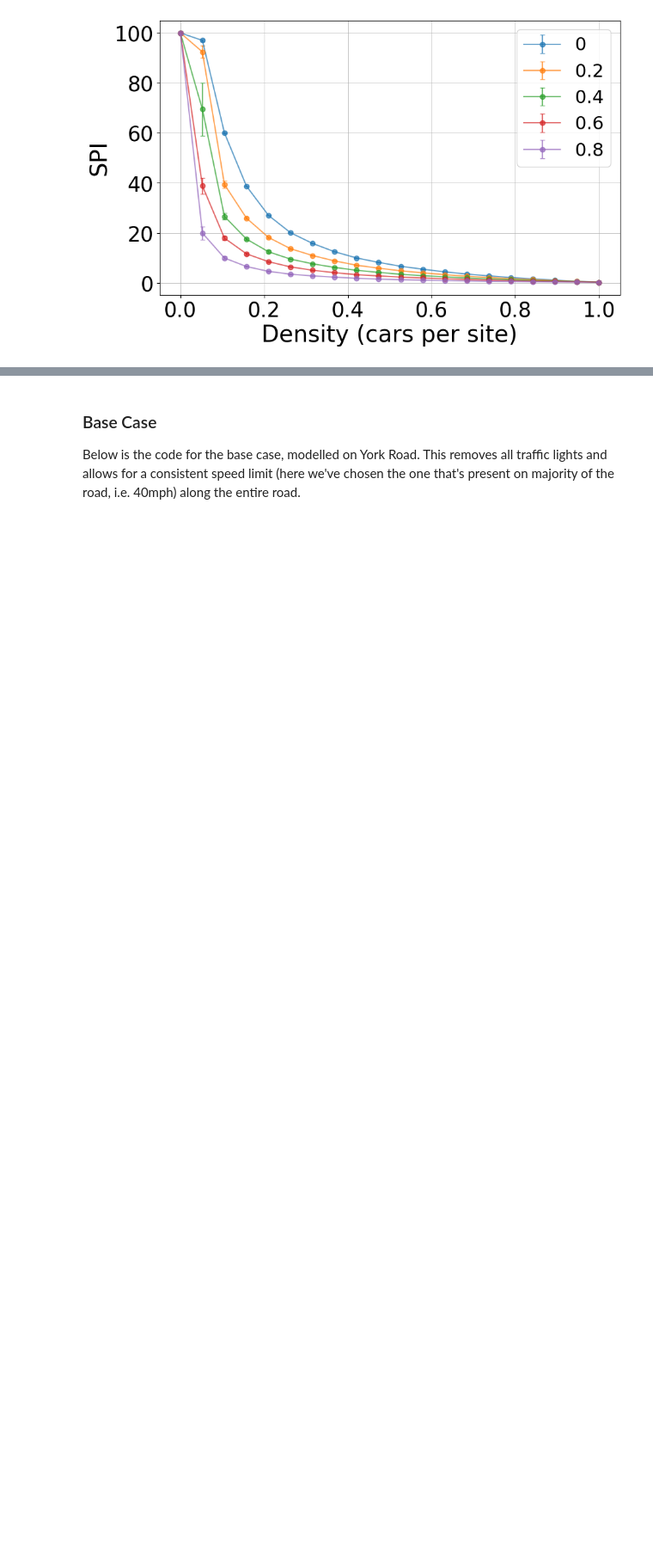
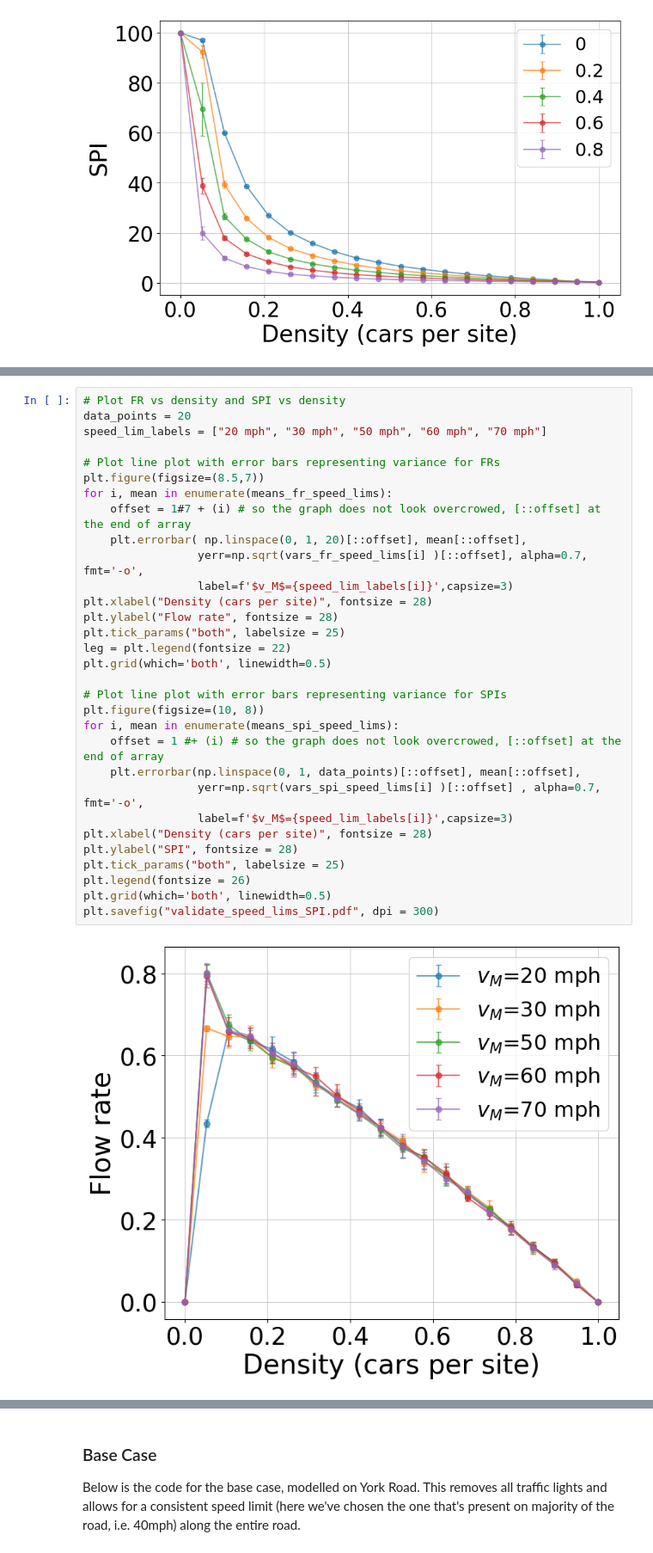
Before and after one commit to turtlesoul25/Traffic_SpeedControls_IM_Project2, a Jupyter notebook: Final_code/Traffic_Controls_IM_Project2.ipynb, the cells around one changed output, grey strips where cells are left out. Shown at 86% size. Drawn from its saved outputs; the diff is of its cells as text; blank space fills up the shorter version.

```diff
--- a/Final_code/Traffic_Controls_IM_Project2.ipynb
+++ b/Final_code/Traffic_Controls_IM_Project2.ipynb
@@ -419,0 +443,33 @@ plt.grid(which='both', linewidth=0.5)
+# %%
+# Plot FR vs density and SPI vs density
+data_points = 20
+speed_lim_labels = ["20 mph", "30 mph", "50 mph", "60 mph", "70 mph"]
+
+# Plot line plot with error bars representing variance for FRs
+plt.figure(figsize=(8.5,7))
+for i, mean in enumerate(means_fr_speed_lims):
+    offset = 1#7 + (i) # so the graph does not look overcrowed, [::offset] at the end of array
+    plt.errorbar( np.linspace(0, 1, 20)[::offset], mean[::offset],
+                 yerr=np.sqrt(vars_fr_speed_lims[i] )[::offset], alpha=0.7, fmt='-o',
+                 label=f'$v_M$={speed_lim_labels[i]}',capsize=3)
+plt.xlabel("Density (cars per site)", fontsize = 28)
+plt.ylabel("Flow rate", fontsize = 28)
+plt.tick_params("both", labelsize = 25)
+leg = plt.legend(fontsize = 22)
+plt.grid(which='both', linewidth=0.5)
+
+# Plot line plot with error bars representing variance for SPIs
+plt.figure(figsize=(10, 8))
+for i, mean in enumerate(means_spi_speed_lims):
+    offset = 1 #+ (i) # so the graph does not look overcrowed, [::offset] at the end of array
+    plt.errorbar(np.linspace(0, 1, data_points)[::offset], mean[::offset],
+                 yerr=np.sqrt(vars_spi_speed_lims[i] )[::offset] , alpha=0.7, fmt='-o',
+                 label=f'$v_M$={speed_lim_labels[i]}',capsize=3)
+plt.xlabel("Density (cars per site)", fontsize = 28)
+plt.ylabel("SPI", fontsize = 28)
+plt.tick_params("both", labelsize = 25)
+plt.legend(fontsize = 26)
+plt.grid(which='both', linewidth=0.5)
+plt.savefig("validate_speed_lims_SPI.pdf", dpi = 300)
+# %% [output]
+[figure, added]
```
Also changed, not shown: parts of 11 cells of this notebook, 31 other files.
